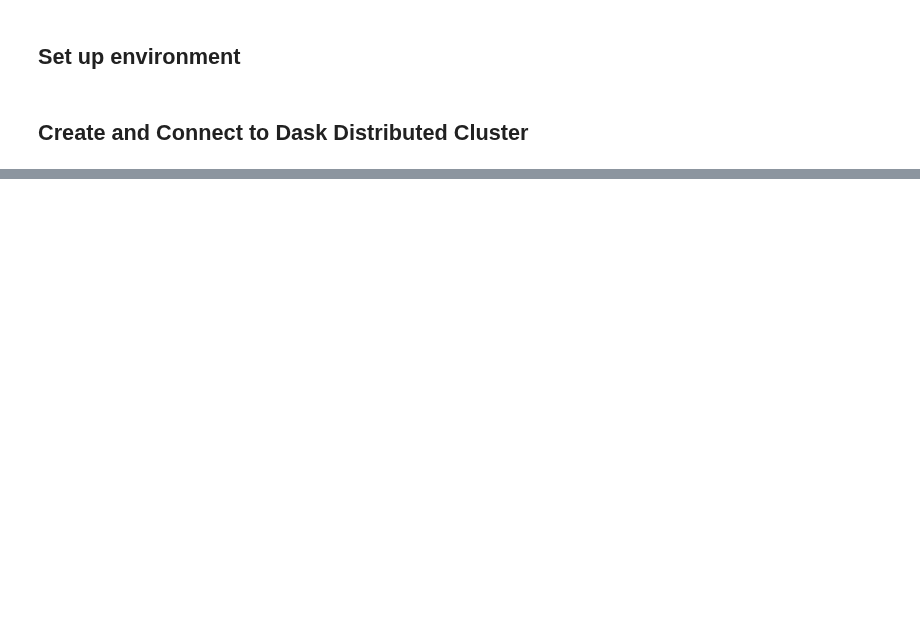
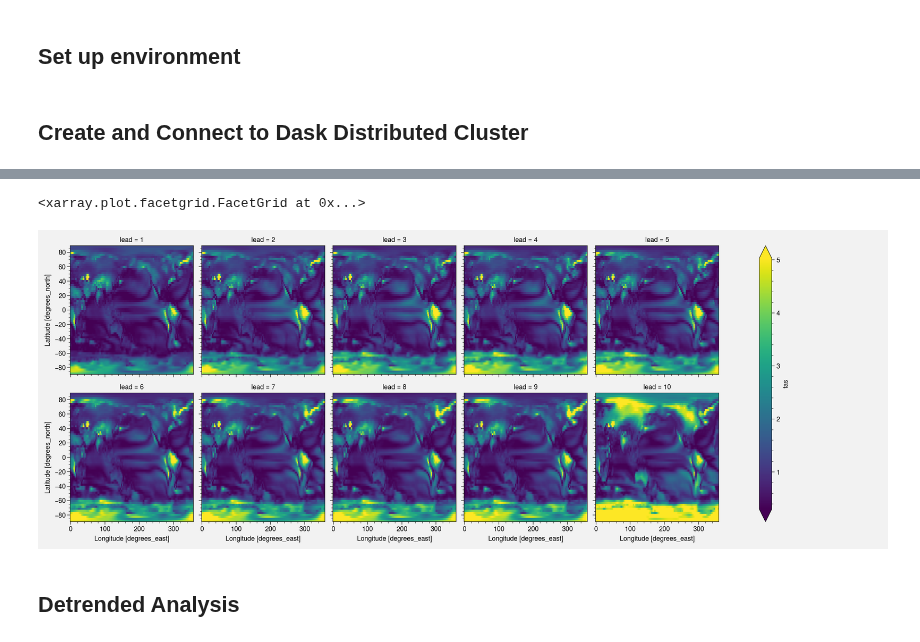
Before and after one commit to andersy005/talks, a Jupyter notebook: notebooks/climpred-demo.ipynb, the cells around one changed output, grey strips where cells are left out. Saved outputs shown, nothing was run; the diff lists cells and outputs as text; code cells hidden in the pictures; blank space fills up the shorter version.

```diff
--- a/notebooks/climpred-demo.ipynb
+++ b/notebooks/climpred-demo.ipynb
@@ -56,0 +196,4 @@ dset_dict
+# %%
+assim = dsets["DCPP.CCCma.CanESM5.dcppA-assim.Amon.gn"]
+assim = assim[variable_id].squeeze()
+assim
@@ -56,0 +300,11 @@ dset_dict
+# %%
+# Can easily change the metric.
+result = hindcast.verify(
+    metric="rmse", dim="init", comparison="e2o", alignment="maximize"
+)
+result.tas.plot(col="lead", col_wrap=5, robust=True)
+# %% [output]
+<xarray.plot.facetgrid.FacetGrid at 0x...>
+[figure, added]
+# %% [markdown]
+## Detrended Analysis
```
Also changed, not shown: parts of 31 cells of this notebook, 1 other file.
